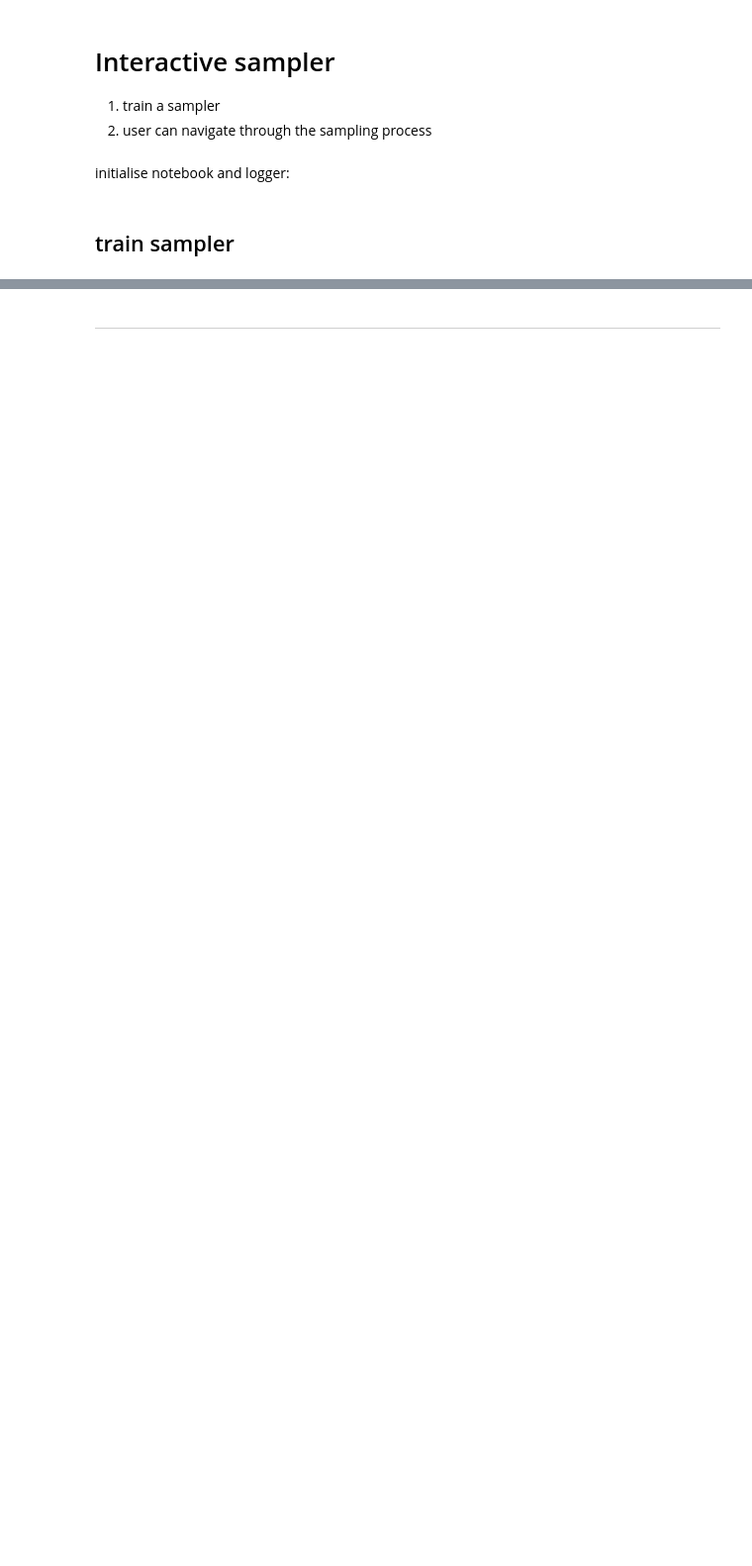
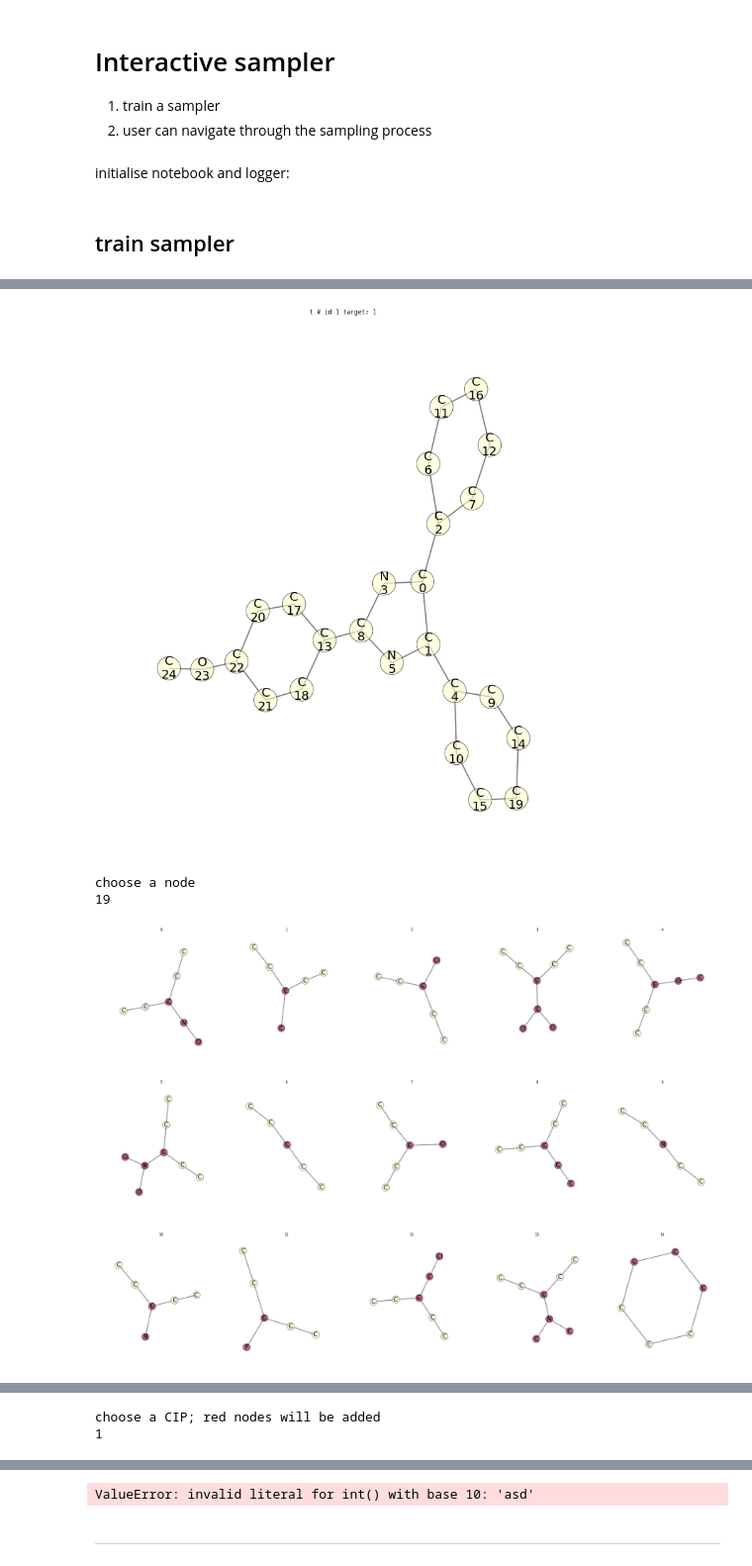
Before and after one commit to fabriziocosta/GraphLearn_examples, a Jupyter notebook: simple_toys/interactive_creation.ipynb, the cells around one changed output, grey strips where cells are left out. Shown at 99% size. Drawn from its saved outputs; the diff is of its cells as text; code cells hidden in the pictures; blank space fills up the shorter version.

```diff
--- a/simple_toys/interactive_creation.ipynb
+++ b/simple_toys/interactive_creation.ipynb
@@ -25,17 +25,20 @@ from eden.converter.graph.gspan import gspan_to_eden
 import itertools
 import graphlearn.utils.interactive as interactive
 
-# get training graphs
-training_graphs = gspan_to_eden( '../toolsdata/bursi.pos.gspan' )
-training_size=200
-training_graphs = itertools.islice(training_graphs,training_size)
 
-#create a sampler and fit on training
-sampler=gl.Sampler(radius_list=[0,1], thickness_list=[2],random_state=42447,
-                 min_cip_count=2, min_interface_count=2,decomposer=interactive.mywrap)
-sampler.fit(training_graphs)
+def get_sampler():
+    # get training graphs
+    training_graphs = gspan_to_eden( '../toolsdata/bursi.pos.gspan' )
+    training_size=200
+    training_graphs = itertools.islice(training_graphs,training_size)
 
-#prepare interactive module
-interactive.setparameters(sampler)
+    #create a sampler and fit on training
+    sampler=gl.Sampler(radius_list=[0,1], thickness_list=[2],random_state=42447,
+                     min_cip_count=2, min_interface_count=2,decomposergen=interactive.mywrap)
+    sampler.fit(training_graphs)
 
+    #prepare interactive module
+    interactive.setparameters(sampler)
+    return sampler
+sampler=get_sampler()
 print 'OK'
@@ -74,31 +97,38 @@ as well as the CIP that will be transplanted!
 # %%
 import networkx as nx
 from graphlearn.utils import draw
 
-
+sampler=get_sampler()
 # initialize and provide a graph to work on
 args=interactive.getargz(sampler)
 gr = gspan_to_eden( '../toolsdata/bursi.pos.gspan' )
 CURRENT = sampler._sample_init(gr.next())
 
 
 while True:
     # draw graph and choose node
     draw.graphlearn(CURRENT.base_graph(),secondary_vertex_label='id',size=15,contract=True, node_size=1400,font_size=20,node_border=0.5)
     print "choose a node"
     node_id=int(raw_input())
 
     # draw new cips and choose one
     cips=interactive.get_cips(CURRENT,sampler,node_id,args)
     if len(cips)==0:
         print 'no replacements found,try again'
         continue
     cip_graphs=[ c.graph for c in cips ]
     draw.graphlearn(cip_graphs, node_border=0.5, node_size=400,font_size=17,contract=True,title_key='info')
     print "choose a CIP; red nodes will be added"
     cip_id=int(raw_input())
 
     #replace and clean
     gr=CURRENT.core_substitution( cips[cip_id].orig, cip_graphs[cip_id])
     CURRENT=sampler.decomposer_generator(sampler.graphtransformer.re_transform_single(gr))
     CURRENT.real_clean()
+# %% [output]
+[figure, added]
+choose a node
+19
+[figure, added]
+[figure, added]
+[figure, added]
@@ -104,0 +136,2 @@ while True:
+choose a CIP; red nodes will be added
+1
@@ -105,2 +141,3 @@ while True:
+ValueError: invalid literal for int() with base 10: 'asd'
 # %% [markdown]
 ---
```
Also changed, not shown: parts of 6 cells of this notebook, 4 other files.
